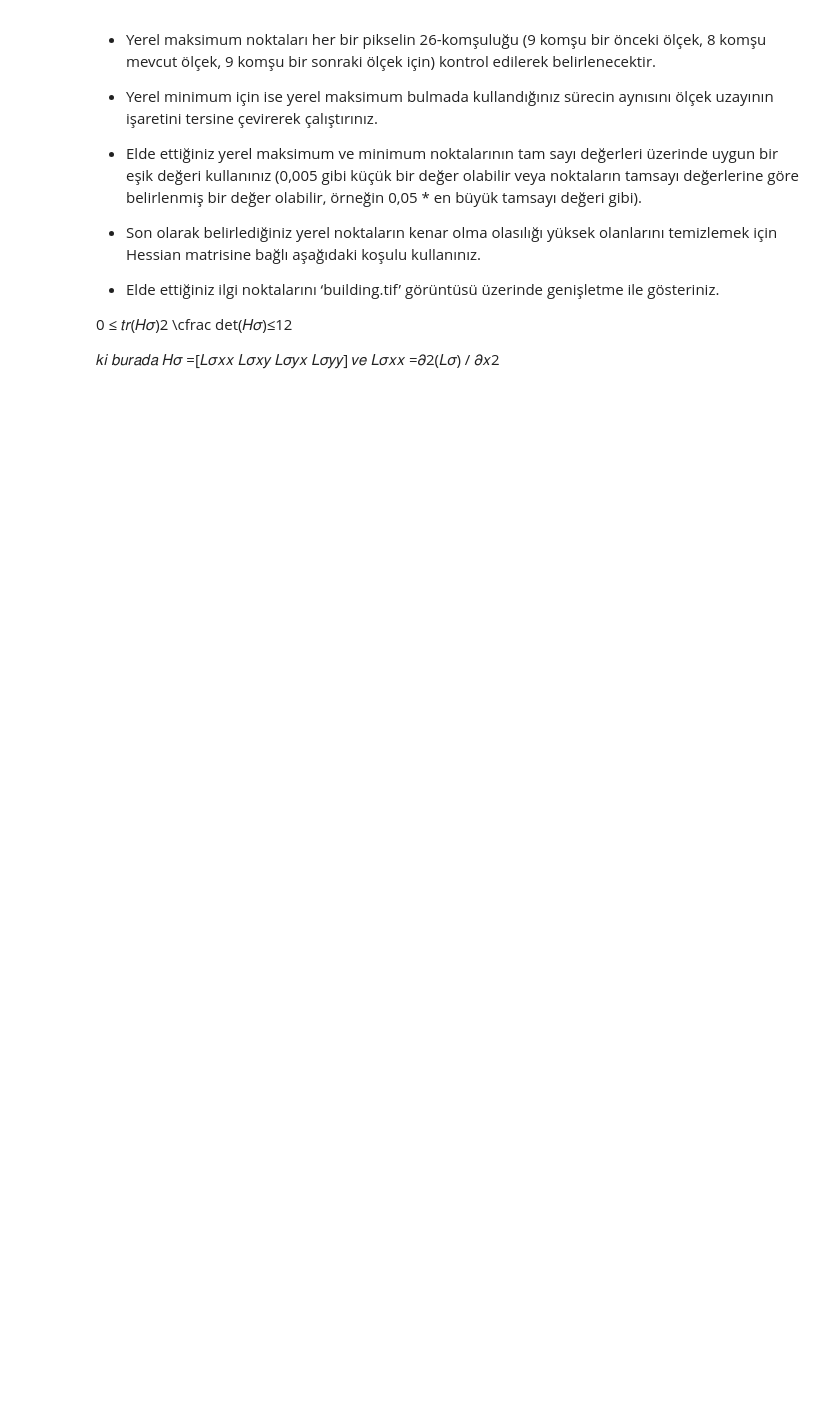
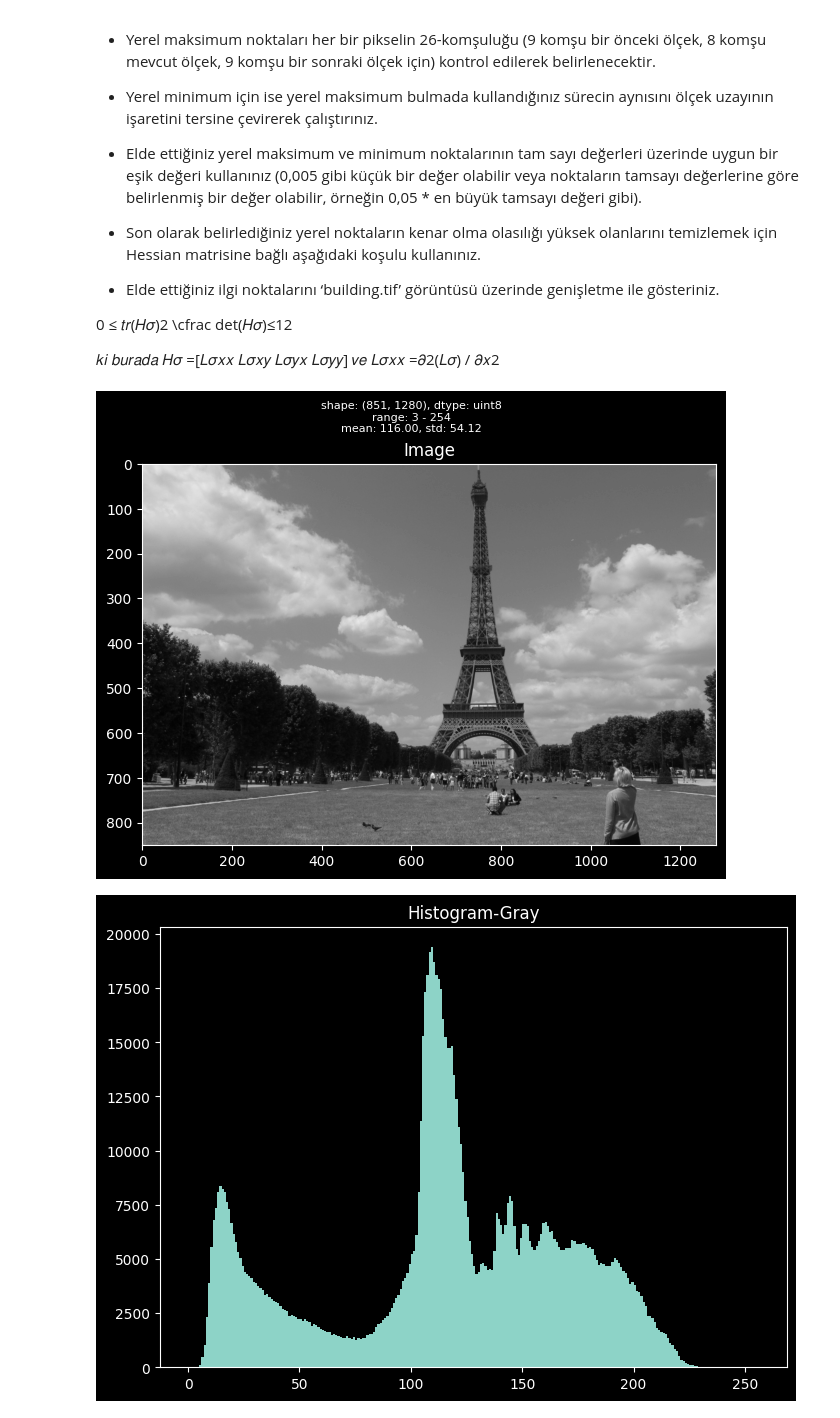
Before and after one commit to melihozaydin/MSc_Projects, a Jupyter notebook: BM5113 - Bilgisayarla Görme/hw2/ödev2.2.ipynb, the cells around one changed output. Drawn from its saved outputs; the diff is of its cells as text; code cells hidden in the pictures; blank space fills up the shorter version.

```diff
--- a/BM5113 - Bilgisayarla Görme/hw2/ödev2.2.ipynb
+++ b/BM5113 - Bilgisayarla Görme/hw2/ödev2.2.ipynb
@@ -26,0 +33,7 @@ yerel maksimum/yerel minimum noktaları belirlenecektir.
+# %%
+from utils import img_read
+img = img_read('../images/jpg/eiffel2-1.jpg', ret_gray=True, show=False)
+show_hist(img, channel_order="RGB", cumulative=False, bins=256)
+# %% [output]
+[figure, added]
+[figure, added]
```
Also changed, not shown: parts of 3 cells of this notebook, 4 other files.
